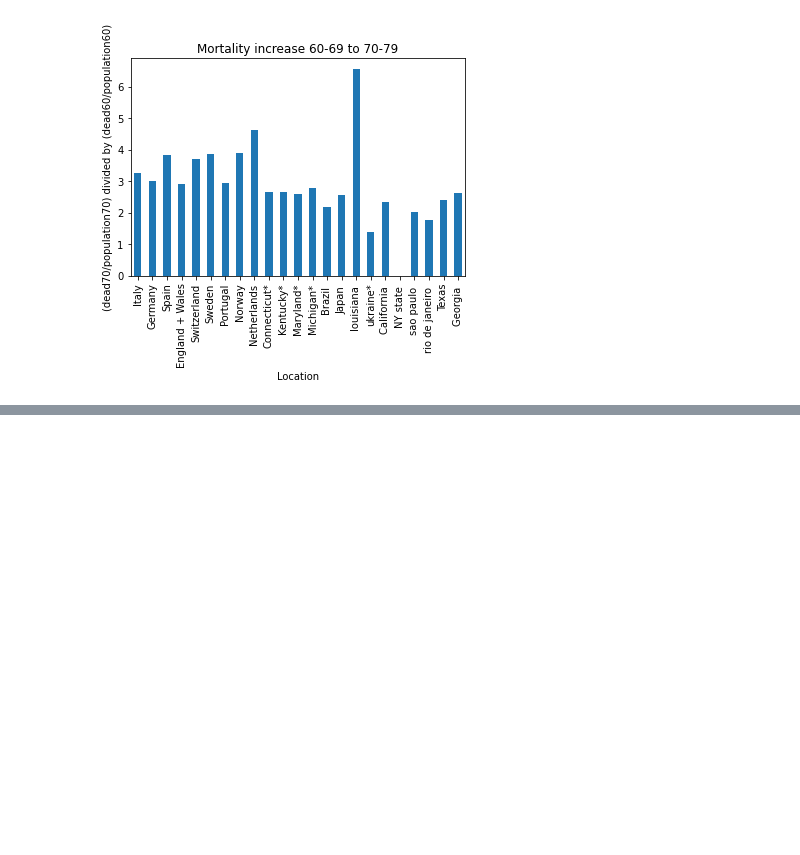
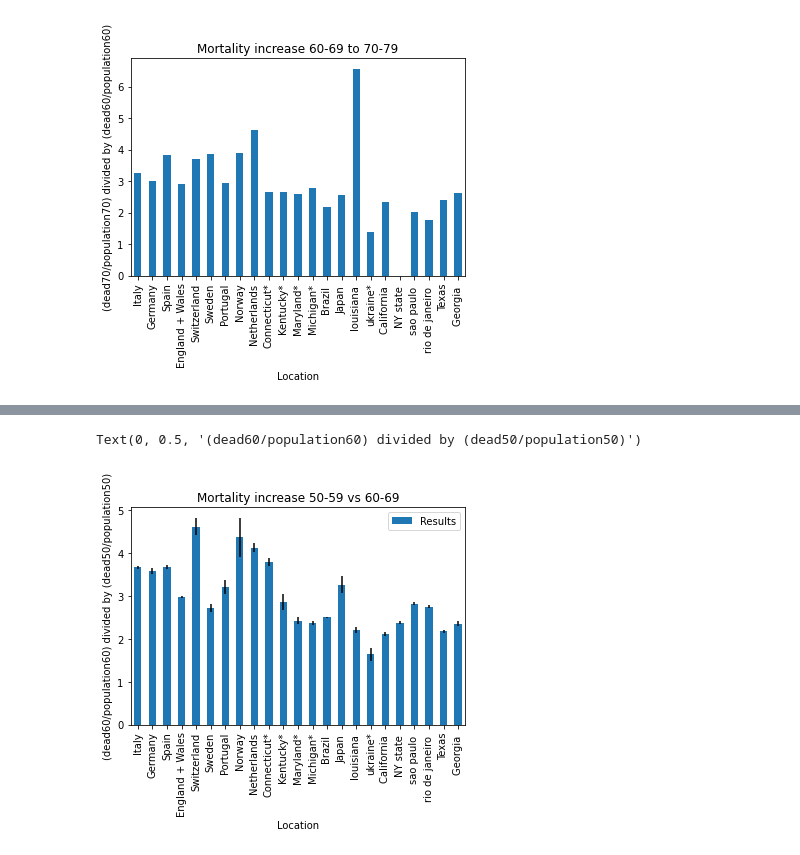
Before and after one commit to Ali-Kazmi/covid-visualizations, a Jupyter notebook: vis.ipynb, the cells around one changed output, grey strips where cells are left out. Cells and saved outputs as stored; diff of their text form; code cells hidden in the pictures; blank space fills up the shorter version.

Commit message:
added error to the mortality increase charts, plotted ascending

```diff
--- a/vis.ipynb
+++ b/vis.ipynb
@@ -576,3 +576,35 @@ files.download('plot.jpg')
 # %% [output]
 [interactive output not drawn]
 [interactive output not drawn]
+# %%
+import pandas as pd
+import numpy as np
+
+import requests
+import io
+popurl="https://raw.githubusercontent.com/Ali-Kazmi/covid-visualizations/master/big-population-by-age-sheet.xlsx"
+deathurl="https://raw.githubusercontent.com/Ali-Kazmi/covid-visualizations/master/big-deaths-by-age-sheet.xlsx"
+#download = github_session.get(url).content
+
+# Reading the downloaded content and turning it into a pandas dataframe
+
+PopDF = pd.read_excel(popurl,index_col=0)
+DeathsDF=pd.read_excel(deathurl,index_col=0)
+
+#note: 10-19 should have been the second column, but it shows it as a date because excel did something.. oops
+dfres=pd.DataFrame()
+dfrestwo=pd.DataFrame()
+dfresults=pd.DataFrame()
+
+dfres['Results']=DeathsDF["60-69"]/PopDF["60-69"]
+dfrestwo['Results']=DeathsDF["50-59"]/PopDF["50-59"]
+dfresults['Results']=(dfres['Results']/dfrestwo['Results'])
+dfresults['Error']=np.power(np.power(DeathsDF['60-69'],-1)+np.power(DeathsDF['50-59'],-1),0.5)
+
+ax=dfresults.plot(kind='bar',y='Results',title='Mortality increase 50-59 vs 60-69',yerr="Error")
+ax.set_ylabel("(dead60/population60) divided by (dead50/population50)")
+#fig=ax.get_figure()
+#fig.savefig('plot.jpg')
+# %% [output]
+Text(0, 0.5, '(dead60/population60) divided by (dead50/population50)')
+[figure, added]
```
Also changed, not shown: parts of 1 cell of this notebook.
